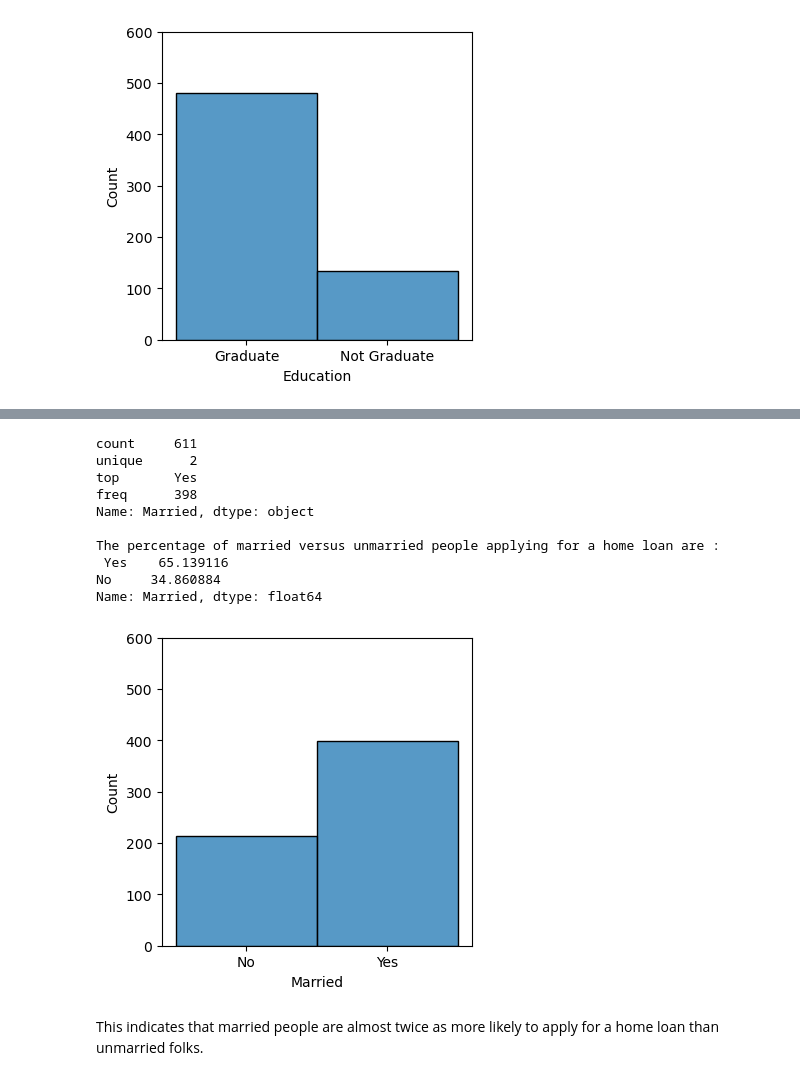
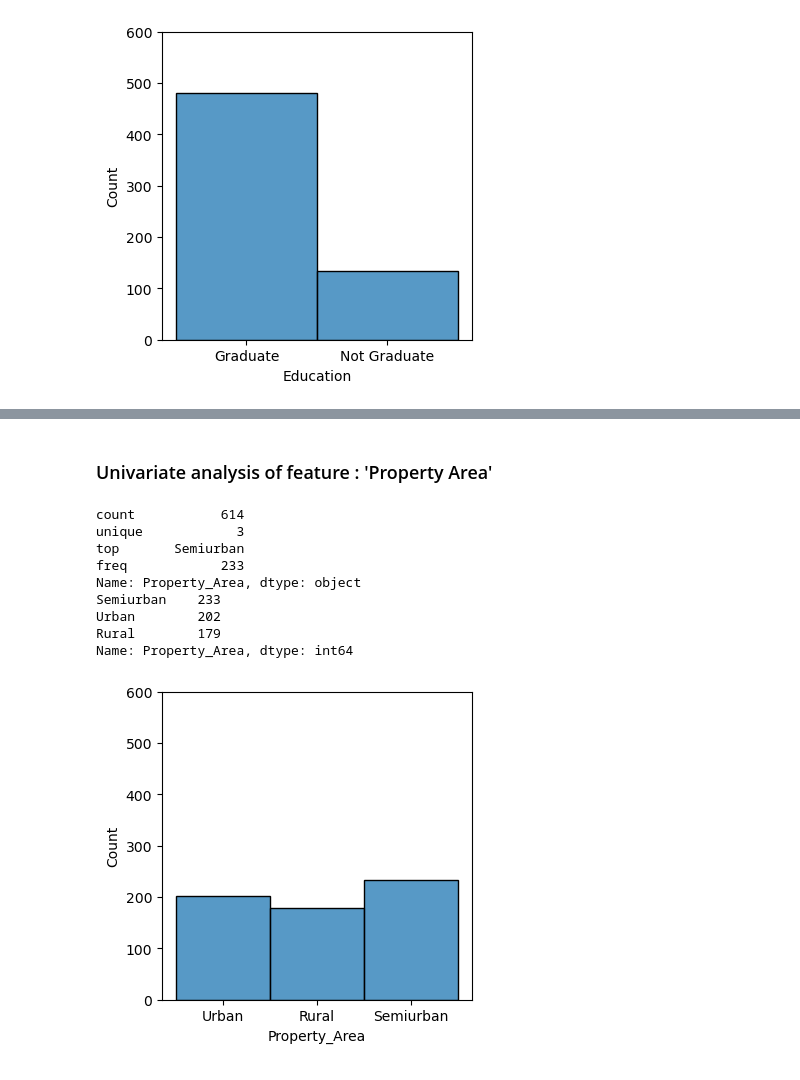
Before and after one commit to bhaskarmulik/Home-loan-prediction-model, a Jupyter notebook: src.ipynb, the cells around one changed output, grey strips where cells are left out. Drawn from its saved outputs; the diff is of its cells as text; code cells hidden in the pictures.

Commit message:
Done till data cleaning of cat vars

```diff
--- a/src.ipynb
+++ b/src.ipynb
@@ -122,22 +191,21 @@ This confirms that a lot more number of graduates are applying for loans. This m
+# %% [markdown]
+### Univariate analysis of feature : 'Property Area'
 # %%
-#Analysing Marriage status
+#Analysing property area type
 plt.figure(figsize=(4,4))
-sns.histplot(data = df, x = 'Married')
+sns.histplot(data = df['Property_Area'])
 plt.yticks(np.arange(start= 0, stop=700, step=100 ))
-print(df.Married.describe())
-print('\nThe percentage of married versus unmarried people applying for a home loan are :\n', df.Married.value_counts(normalize = True)*100)
+print(df.Property_Area.describe())
+print(df.Property_Area.value_counts())
 plt.show()
 # %% [output]
-count     611
-unique      2
-top       Yes
-freq      398
-Name: Married, dtype: object
-
-The percentage of married versus unmarried people applying for a home loan are :
- Yes    65.139116
-No     34.860884
-Name: Married, dtype: float64
+count           614
+unique            3
+top       Semiurban
+freq            233
+Name: Property_Area, dtype: object
+Semiurban    233
+Urban        202
+Rural        179
+Name: Property_Area, dtype: int64
-[figure, old version]
+[figure, new version]
-# %% [markdown]
-This indicates that married people are almost twice as more likely to apply for a home loan than unmarried folks.
```
Also changed, not shown: parts of 57 cells of this notebook.
